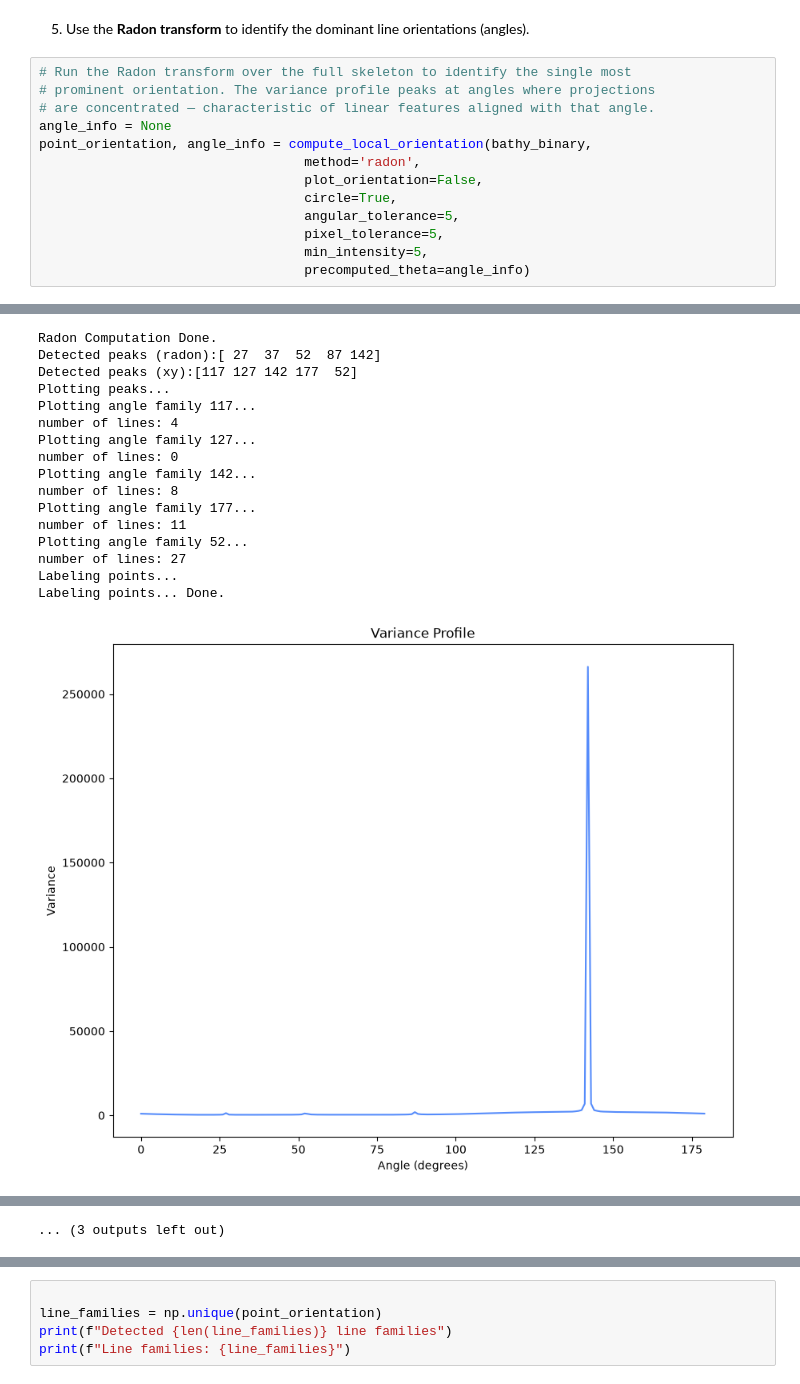
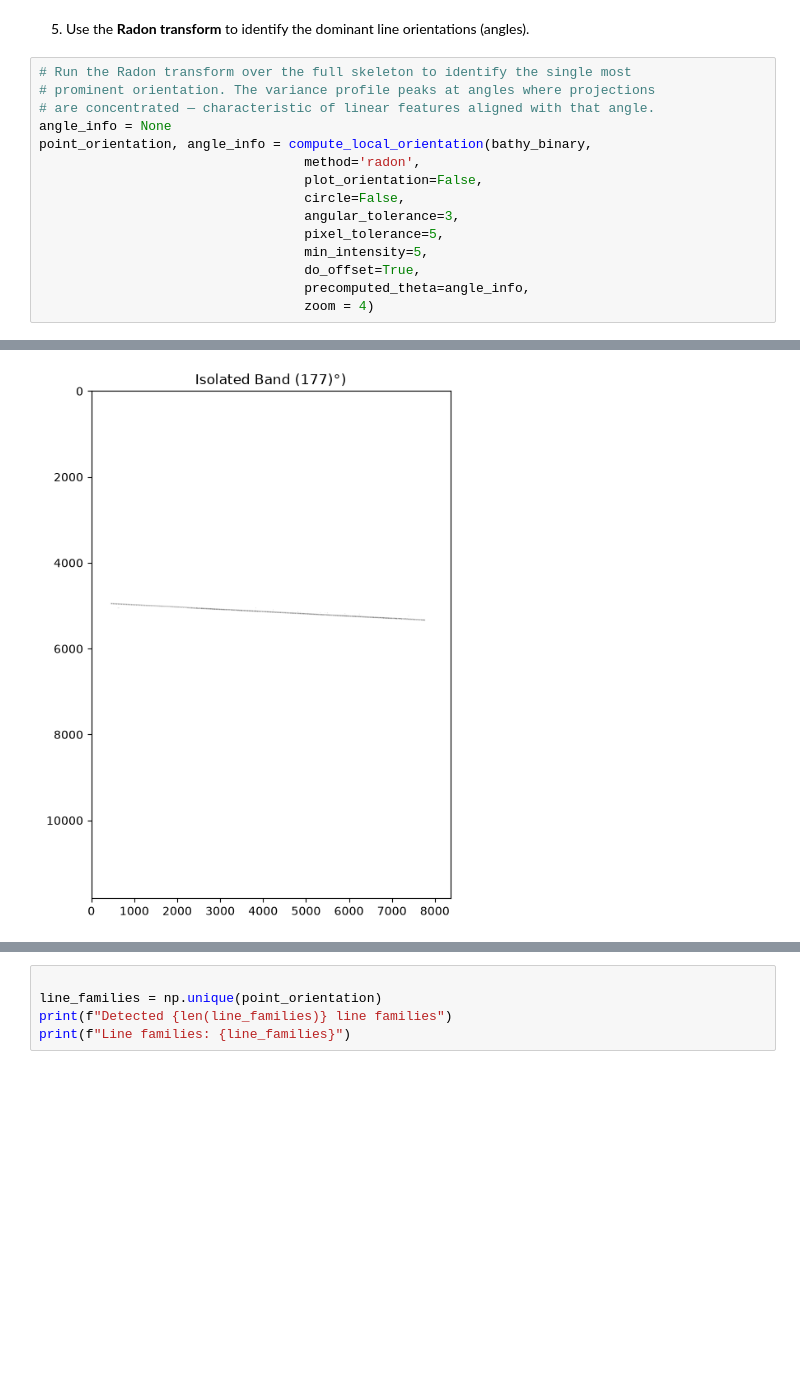
Before and after one commit to franciscorpuz/interpolation_uncertainty, a Jupyter notebook: notebooks/sim_D000141.ipynb, the cells around one changed output, grey strips where cells are left out. Cells and saved outputs as stored; diff of their text form; blank space fills up the shorter version.

Commit message:
point labelling for radon transform working

```diff
--- a/notebooks/sim_D000141.ipynb
+++ b/notebooks/sim_D000141.ipynb
@@ -120,9 +123,11 @@ angle_info = None
 point_orientation, angle_info = compute_local_orientation(bathy_binary,
                                   method='radon',
                                   plot_orientation=False,
-                                  circle=True,
-                                  angular_tolerance=5,
+                                  circle=False,
+                                  angular_tolerance=3,
                                   pixel_tolerance=5,
                                   min_intensity=5,
-                                  precomputed_theta=angle_info)
+                                  do_offset=True,
+                                  precomputed_theta=angle_info,
+                                  zoom = 4)
 # %% [output]
@@ -130,17 +149 @@ Computing Radon transform...
-Radon Computation Done.
-Detected peaks (radon):[ 27  37  52  87 142]
-Detected peaks (xy):[117 127 142 177  52]
-Plotting peaks...
-Plotting angle family 117...
-number of lines: 4
-Plotting angle family 127...
-number of lines: 0
-Plotting angle family 142...
-number of lines: 8
-Plotting angle family 177...
-number of lines: 11
-Plotting angle family 52...
-number of lines: 27
-Labeling points...
-Labeling points... Done.
-[figure, old version]
+[figure, new version]
@@ -156 +154,0 @@ Labeling points... Done.
-... (3 outputs left out)
```
Also changed, not shown: parts of 5 cells of this notebook, 3 other files.
